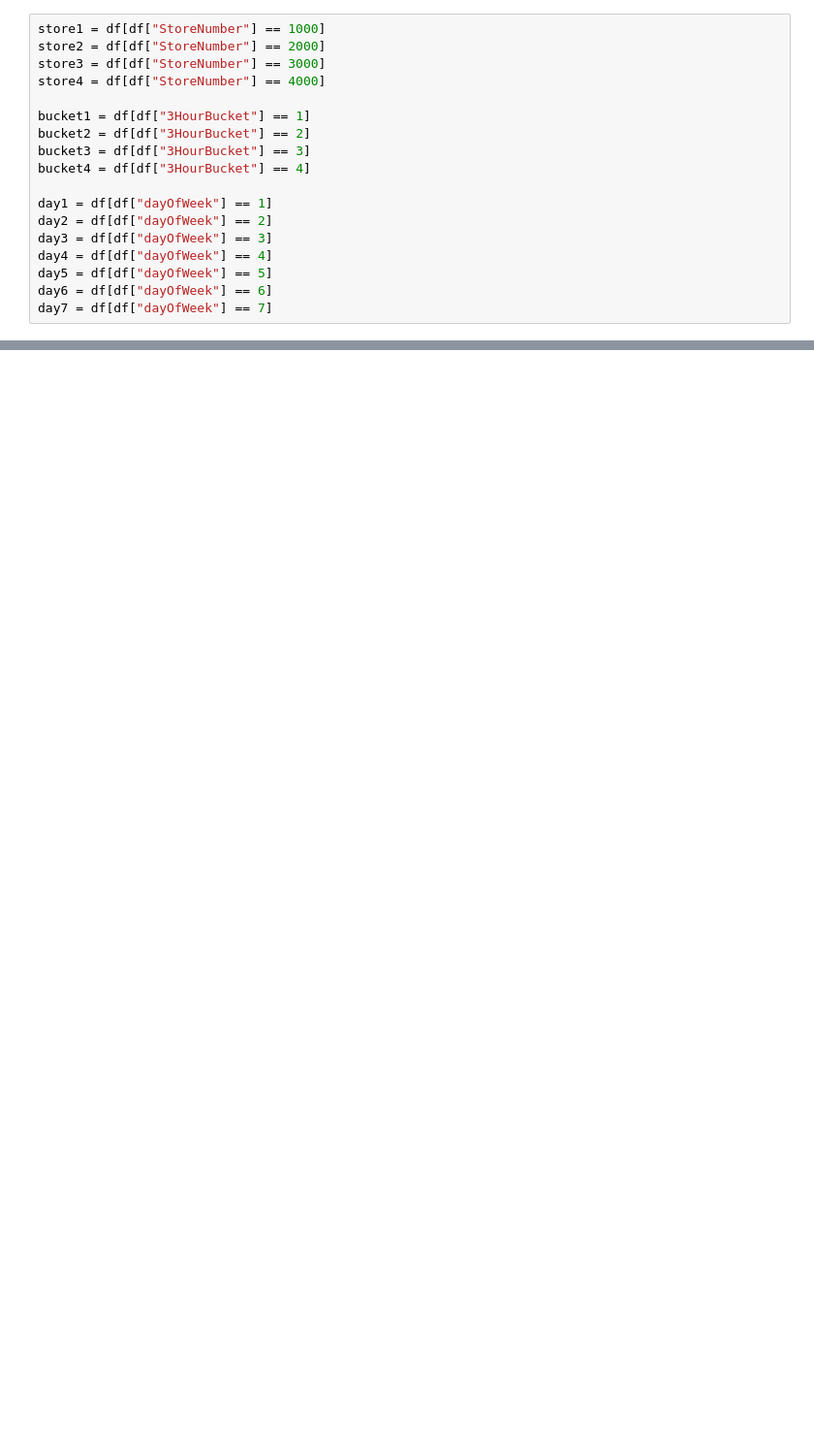
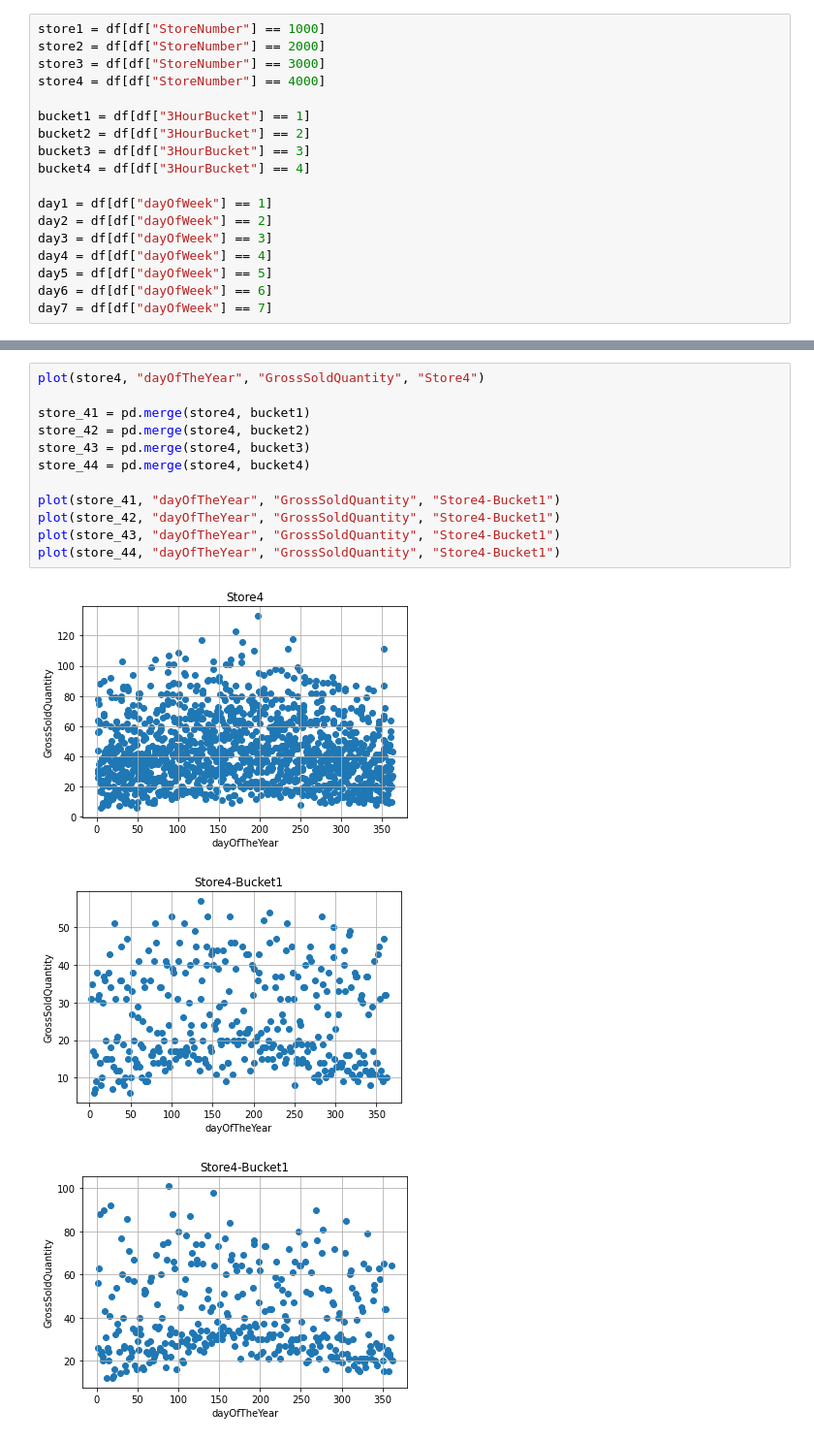
Before and after one commit to rhuckleberry/Datathon2021, a Jupyter notebook: Chevron_2021_Datathon_Challenge/filesForStartOfDatathon/Chevron_Hotdog_Model.ipynb, the cells around one changed output, grey strips where cells are left out. Shown: that part at 97% size. Cells and saved outputs as stored; diff of their text form; blank space fills up the shorter version.

```diff
--- a/Chevron_2021_Datathon_Challenge/filesForStartOfDatathon/Chevron_Hotdog_Model.ipynb
+++ b/Chevron_2021_Datathon_Challenge/filesForStartOfDatathon/Chevron_Hotdog_Model.ipynb
@@ -98,0 +133,16 @@ plot(store4, "dayOfWeek", "GrossSoldQuantity")
+# %%
+plot(store4, "dayOfTheYear", "GrossSoldQuantity", "Store4")
+
+store_41 = pd.merge(store4, bucket1)
+store_42 = pd.merge(store4, bucket2)
+store_43 = pd.merge(store4, bucket3)
+store_44 = pd.merge(store4, bucket4)
+
+plot(store_41, "dayOfTheYear", "GrossSoldQuantity", "Store4-Bucket1")
+plot(store_42, "dayOfTheYear", "GrossSoldQuantity", "Store4-Bucket1")
+plot(store_43, "dayOfTheYear", "GrossSoldQuantity", "Store4-Bucket1")
+plot(store_44, "dayOfTheYear", "GrossSoldQuantity", "Store4-Bucket1")
+# %% [output]
+[figure, added]
+[figure, added]
+[figure, added]
```
Also changed, not shown: parts of 21 cells of this notebook.
